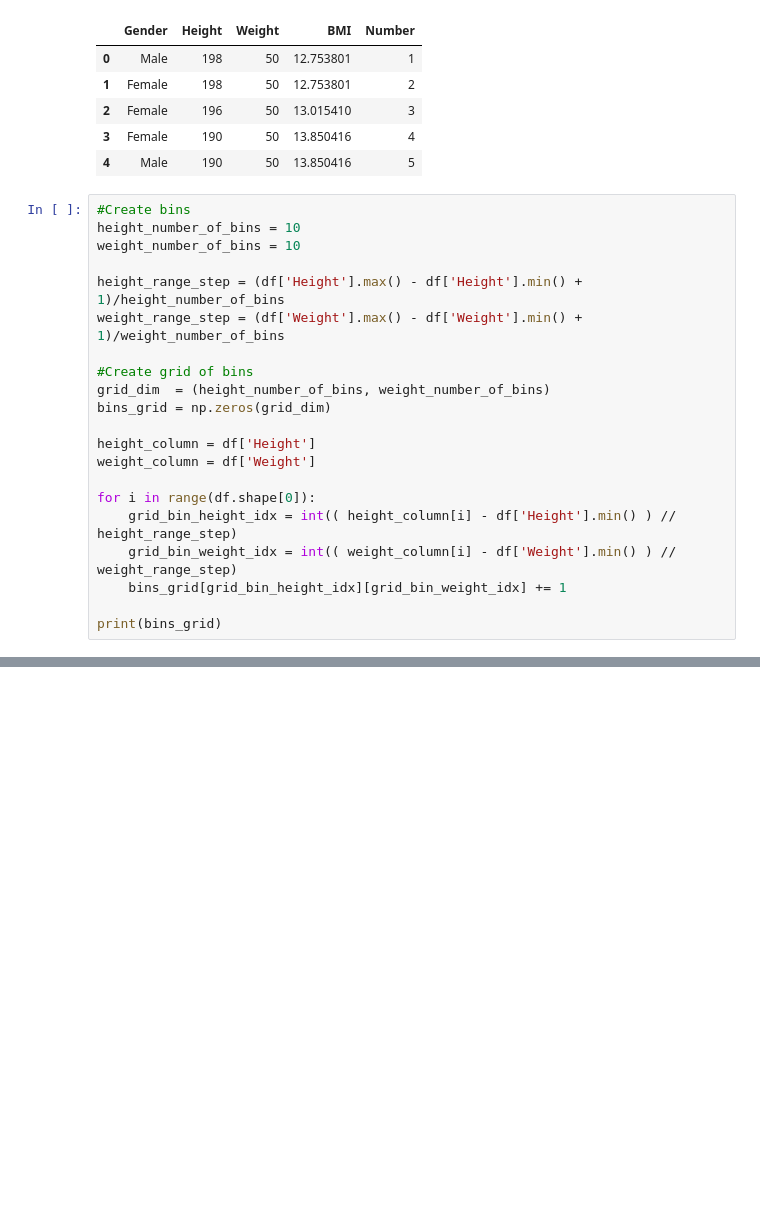
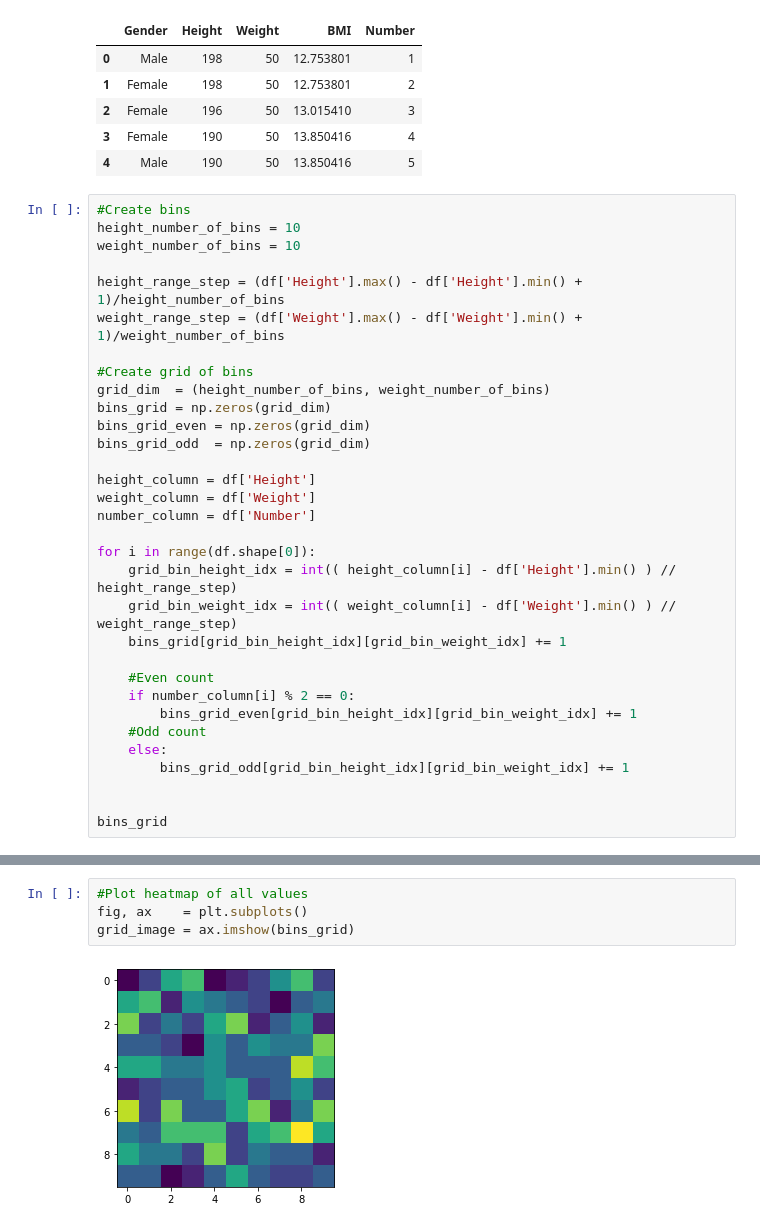
Before and after one commit to EiderDiaz/midterm_ds_is, a Jupyter notebook: final summer takehome/Q2_poisson_regression.ipynb, the cells around one changed output, grey strips where cells are left out. Drawn from its saved outputs; the diff is of its cells as text; blank space fills up the shorter version.

```diff
--- a/final summer takehome/Q2_poisson_regression.ipynb
+++ b/final summer takehome/Q2_poisson_regression.ipynb
@@ -23,14 +24,25 @@ weight_range_step = (df['Weight'].max() - df['Weight'].min() + 1)/weight_number_
 #Create grid of bins
 grid_dim  = (height_number_of_bins, weight_number_of_bins)
 bins_grid = np.zeros(grid_dim)
+bins_grid_even = np.zeros(grid_dim)
+bins_grid_odd  = np.zeros(grid_dim)
 
 height_column = df['Height']
 weight_column = df['Weight']
+number_column = df['Number']
 
 for i in range(df.shape[0]):
     grid_bin_height_idx = int(( height_column[i] - df['Height'].min() ) // height_range_step)
     grid_bin_weight_idx = int(( weight_column[i] - df['Weight'].min() ) // weight_range_step)
     bins_grid[grid_bin_height_idx][grid_bin_weight_idx] += 1
 
-print(bins_grid)
+    #Even count
+    if number_column[i] % 2 == 0:
+        bins_grid_even[grid_bin_height_idx][grid_bin_weight_idx] += 1
+    #Odd count
+    else:
+        bins_grid_odd[grid_bin_height_idx][grid_bin_weight_idx] += 1
+
+
+bins_grid
 # %% [output]
@@ -46,0 +166,6 @@ print(bins_grid)
+# %%
+#Plot heatmap of all values
+fig, ax    = plt.subplots()
+grid_image = ax.imshow(bins_grid)
+# %% [output]
+[figure, added]
```
Also changed, not shown: parts of 10 cells of this notebook.
